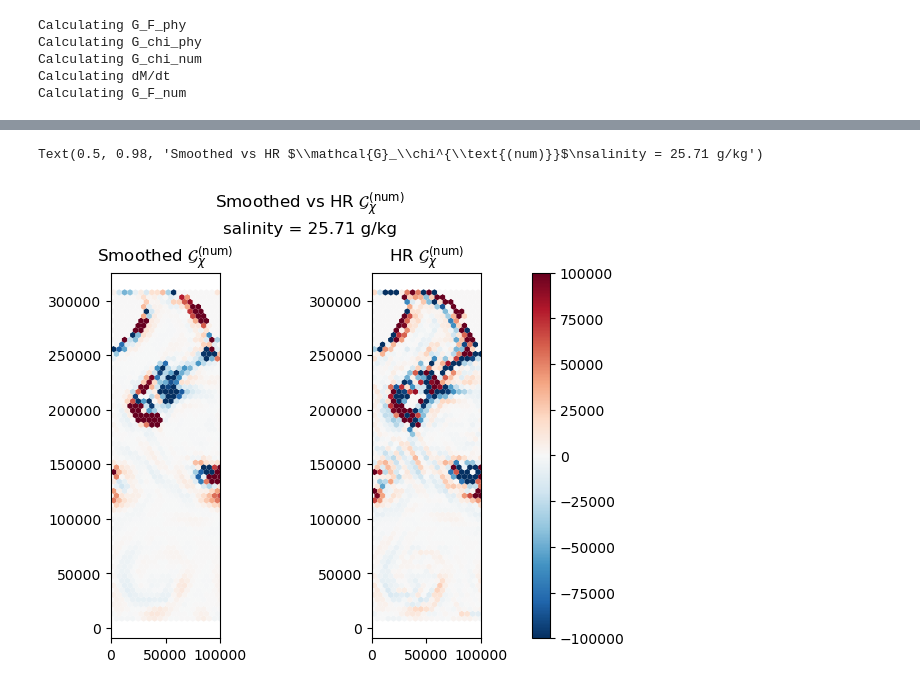
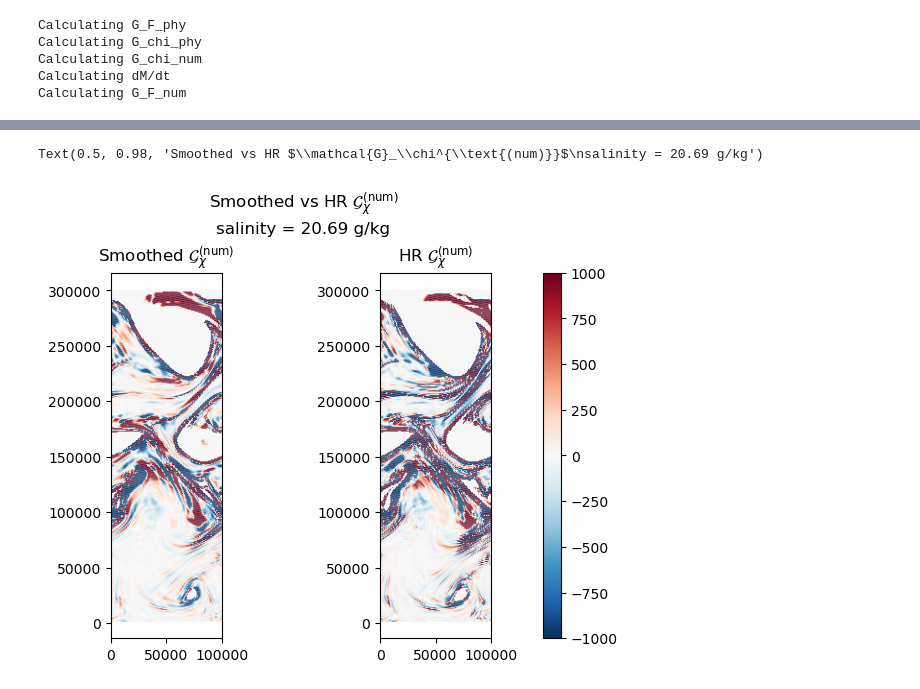
Before and after one commit to kailauyeda/WMT_DVD, a Jupyter notebook: bichan/analysis/spatial_smoothing.ipynb, the cells around one changed output, grey strips where cells are left out. Drawn from its saved outputs; the diff is of its cells as text; code cells hidden in the pictures.

```diff
--- a/bichan/analysis/spatial_smoothing.ipynb
+++ b/bichan/analysis/spatial_smoothing.ipynb
@@ -142,11 +142,11 @@ def calculate_G_chi_mix(chi_variable, rho_0, mesh, ds_output, target_coord_spaci
 
     return G_chi_mix_ds
 # %%
-sim_res = '5km'
+sim_res = '1km'
 filepath = f'/pscratch/sd/k/kuyeda/WMT_DVD/bichan/{sim_res}/'
 # filepath = f'/pub/kailau/WMT_DVD/bichan/{sim_res}/'
 
-suffix = '_30days' # '_with_vertAdv' # '_12day_HF_no_adv_no_ALE_no_diff' # '_with_vertAdv' #'_12day_HF_no_adv_no_ALE' #_12day_HF_no_adv_no_ALE_no_diff' # '_with_vertAdv' # '_12day_HF_no_adv' # '_12day_HF' '_with_vertAdv '_no_adv'
+suffix = '_20days' # '_with_vertAdv' # '_12day_HF_no_adv_no_ALE_no_diff' # '_with_vertAdv' #'_12day_HF_no_adv_no_ALE' #_12day_HF_no_adv_no_ALE_no_diff' # '_with_vertAdv' # '_12day_HF_no_adv' # '_12day_HF' '_with_vertAdv '_no_adv'
 # averaged values (time = 10*n + 5)
 avg_ds_output = xr.open_dataset(filepath + f'/analysis_members/mpaso.hist.am.timeSeriesStatsCustomAvg_{sim_res}_channel.0001-01-01.nc' + suffix,decode_times=False)
 
@@ -432,11 +423,8 @@ n_groups = xr.concat([mesh.cellsOnCell , xr_to_n_idx(mesh.nCells)], dim = 'maxEd
 n_groups = n_groups.rename({'maxEdges' : 'xr_cellsInGroup'})
 xr_groups_raw = n_to_xr_idx(n_groups)
 
-
-
 # select the groups
-# weight numerical mixing by dA
-grouped_chi_num_dA_raw = avg_ds_output.chiSpurSaltBR08.isel(nCells=xr_groups_raw) * mesh.areaCell * avg_ds_output.layerThickness
+grouped_chi_num_dA_raw = avg_ds_output.chiSpurSaltBR08_dA.isel(nCells=xr_groups_raw)
 
 # format the groups to remove values that should be NaNs
 # (in _raw, these values are -1, which would adds the last nCell index to the group instead of being blank)
@@ -884,20 +889,20 @@ Text(0.5, 1.0, 'Time-averaged WMT budget for $\\mathcal{M}_{\\geq}$')
 # %%
 fig,ax = plt.subplots(nrows=1, ncols =2, constrained_layout=True)
 
-salinity_idx = 25
-vmax_val = 1e5
+salinity_idx = 15
+vmax_val = 1e3
 vmin_val = -vmax_val
 
-a = mosaic.polypcolor(ax[0], descriptor, G_chi_mix_ds_coarsened.G_chi_num.isel(Time=-1,salinity= salinity_idx),vmin= vmin_val, vmax = vmax_val, cmap = 'RdBu_r')
+a = mosaic.polypcolor(ax[0], descriptor, G_smoothed_chi_num.G_chi_num.isel(Time=-1,salinity= salinity_idx),vmin= vmin_val, vmax = vmax_val, cmap = 'RdBu_r')
 b = mosaic.polypcolor(ax[1], descriptor, budget_ds.G_chi_num.isel(Time=-1, salinity = salinity_idx),vmin= vmin_val, vmax = vmax_val, cmap = 'RdBu_r')
 ax[0].set_aspect(1.0)
 ax[1].set_aspect(1.0)
 
 ax[0].set_title(r'Smoothed $\mathcal{G}_\chi^{\text{(num)}}$')
 ax[1].set_title(r'HR $\mathcal{G}_\chi^{\text{(num)}}$')
 
 fig.colorbar(a, ax=ax)
-fig.suptitle(r'Smoothed vs HR $\mathcal{G}_\chi^{\text{(num)}}$' + '\n' + f'salinity = {np.round(avg_chi.salinity[salinity_idx].values, 2)} g/kg')
+fig.suptitle(r'Smoothed vs HR $\mathcal{G}_\chi^{\text{(num)}}$' + '\n' + f'salinity = {np.round(budget_ds.salinity[salinity_idx].values, 2)} g/kg')
 # %% [output]
-Text(0.5, 0.98, 'Smoothed vs HR $\\mathcal{G}_\\chi^{\\text{(num)}}$\nsalinity = 25.71 g/kg')
+Text(0.5, 0.98, 'Smoothed vs HR $\\mathcal{G}_\\chi^{\\text{(num)}}$\nsalinity = 20.69 g/kg')
-[figure, old version]
+[figure, new version]
```
Also changed, not shown: parts of 15 cells of this notebook.
